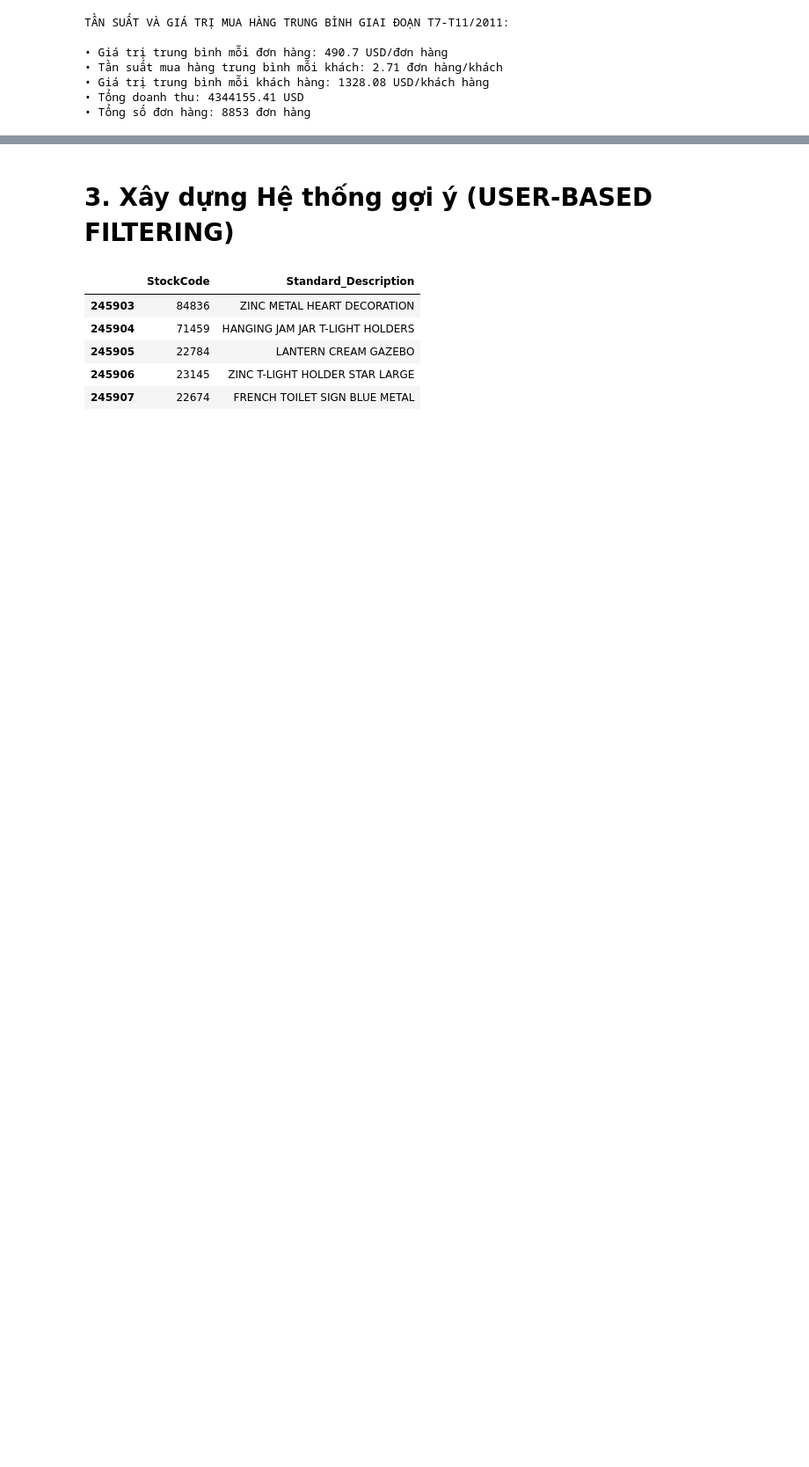
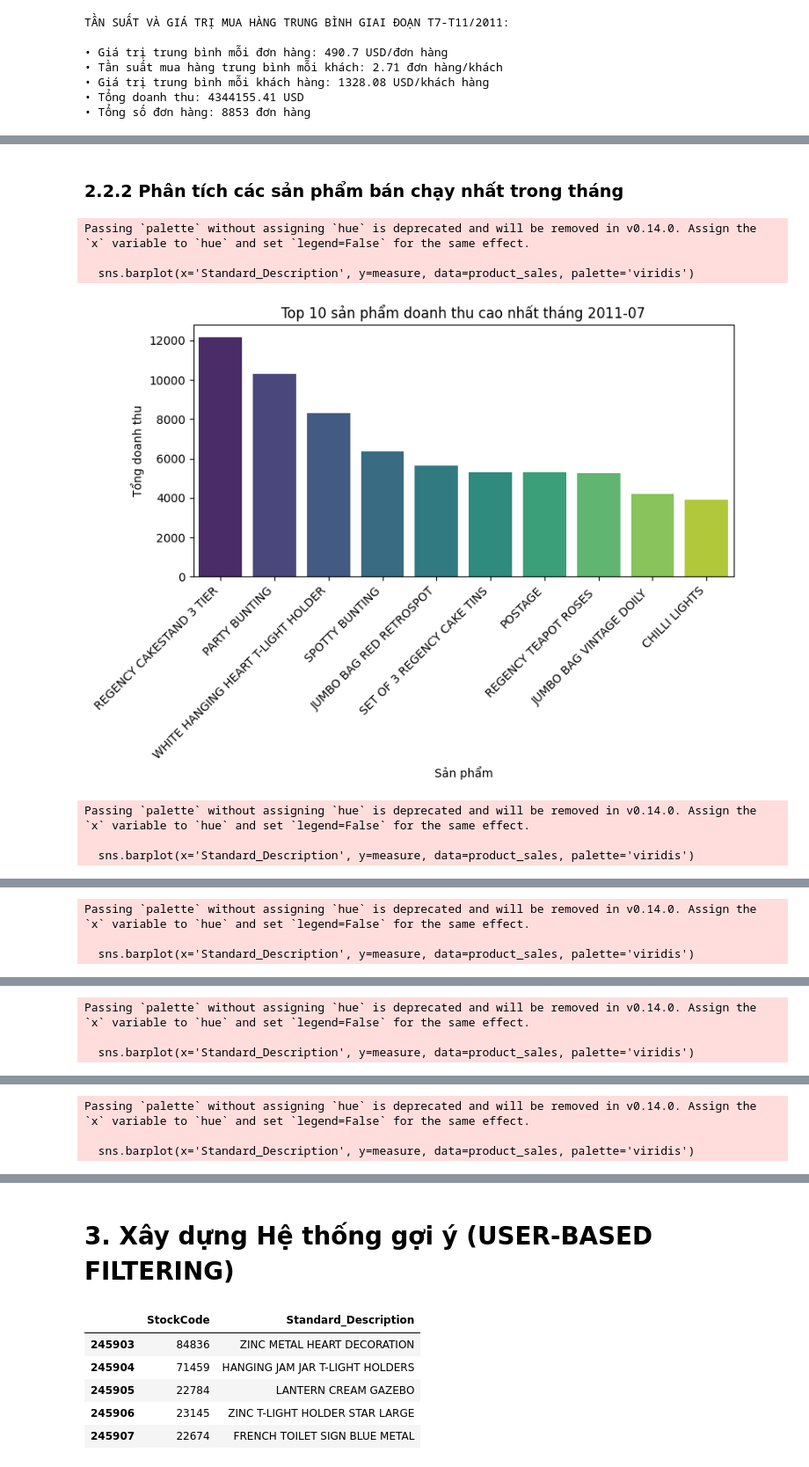
Before and after one commit to caboifvd/Pentabytes, a Jupyter notebook: Online_Retail_Analysis_Project.ipynb, the cells around one changed output, grey strips where cells are left out. Shown at 88% size. Drawn from its saved outputs; the diff is of its cells as text; code cells hidden in the pictures; blank space fills up the shorter version.

```diff
--- a/Online_Retail_Analysis_Project.ipynb
+++ b/Online_Retail_Analysis_Project.ipynb
@@ -314,0 +417,55 @@ TẦN SUẤT VÀ GIÁ TRỊ MUA HÀNG TRUNG BÌNH GIAI ĐOẠN T7-T11/2011:
+# %% [markdown]
+### 2.2.2 Phân tích các sản phẩm bán chạy nhất trong tháng
+# %%
+def plot_top_n_monthly(df, year_month, n=10, measure='Quantity'):
+    """
+    Vẽ biểu đồ top N sản phẩm bán chạy nhất (hoặc doanh thu cao nhất) cho một tháng cụ thể.
+
+    Args:
+        df (pd.DataFrame): DataFrame chứa dữ liệu bán hàng.
+        year_month (str hoặc pd.Period): Tháng cần phân tích (ví dụ: '2011-12' hoặc pd.Period('2011-12')).
+        n (int): Số lượng sản phẩm top cần hiển thị.
+        measure (str): 'Quantity' để xem bán chạy nhất theo số lượng, 'TotalAmount' để xem doanh thu cao nhất.
+    """
+    month_data = df[df['YearMonth'] == pd.Period(year_month)]
+
+    if measure == 'Quantity':
+        product_sales = month_data.groupby('Standard_Description')['Quantity'].sum().nlargest(n).reset_index()
+        title = f'Top {n} sản phẩm bán chạy nhất tháng {year_month}'
+        y_label = 'Số lượng bán'
+    elif measure == 'TotalAmount':
+        product_revenue = month_data.groupby('Standard_Description')['TotalAmount'].sum().nlargest(n).reset_index()
+        title = f'Top {n} sản phẩm doanh thu cao nhất tháng {year_month}'
+        y_label = 'Tổng doanh thu'
+        product_sales = product_revenue
+
+    else:
+        print("Giá trị 'measure' không hợp lệ. Vui lòng chọn 'Quantity' hoặc 'TotalAmount'.")
+        return
+
+    if not product_sales.empty:
+        plt.figure(figsize=(8, 6))
+        sns.barplot(x='Standard_Description', y=measure, data=product_sales, palette='viridis')
+        plt.title(title)
+        plt.xlabel('Sản phẩm')
+        plt.ylabel(y_label)
+        plt.xticks(rotation=45, ha='right', fontsize=10)
+        plt.tight_layout()
+        plt.show()
+    else:
+        print(f"Không có dữ liệu cho tháng {year_month}.")
+
+# Vẽ 5 sản phẩm bán chạy nhất các tháng năm 2011 theo doanh thu
+plot_top_n_monthly(df2, '2011-07', n=10, measure='TotalAmount')
+plot_top_n_monthly(df2, '2011-08', n=10, measure='TotalAmount')
+plot_top_n_monthly(df2, '2011-09', n=10, measure='TotalAmount')
+plot_top_n_monthly(df2, '2011-10', n=10, measure='TotalAmount')
+plot_top_n_monthly(df2, '2011-11', n=10, measure='TotalAmount')
+# %% [output]
+Passing `palette` without assigning `hue` is deprecated and will be removed in v0.14.0. Assign the `x` variable to `hue` and set `legend=False` for the same effect.
+
+  sns.barplot(x='Standard_Description', y=measure, data=product_sales, palette='viridis')
+[figure, added]
+Passing `palette` without assigning `hue` is deprecated and will be removed in v0.14.0. Assign the `x` variable to `hue` and set `legend=False` for the same effect.
+
+  sns.barplot(x='Standard_Description', y=measure, data=product_sales, palette='viridis')
@@ -314,0 +473,3 @@ TẦN SUẤT VÀ GIÁ TRỊ MUA HÀNG TRUNG BÌNH GIAI ĐOẠN T7-T11/2011:
+Passing `palette` without assigning `hue` is deprecated and will be removed in v0.14.0. Assign the `x` variable to `hue` and set `legend=False` for the same effect.
+
+  sns.barplot(x='Standard_Description', y=measure, data=product_sales, palette='viridis')
@@ -314,0 +477,3 @@ TẦN SUẤT VÀ GIÁ TRỊ MUA HÀNG TRUNG BÌNH GIAI ĐOẠN T7-T11/2011:
+Passing `palette` without assigning `hue` is deprecated and will be removed in v0.14.0. Assign the `x` variable to `hue` and set `legend=False` for the same effect.
+
+  sns.barplot(x='Standard_Description', y=measure, data=product_sales, palette='viridis')
@@ -314,0 +481,3 @@ TẦN SUẤT VÀ GIÁ TRỊ MUA HÀNG TRUNG BÌNH GIAI ĐOẠN T7-T11/2011:
+Passing `palette` without assigning `hue` is deprecated and will be removed in v0.14.0. Assign the `x` variable to `hue` and set `legend=False` for the same effect.
+
+  sns.barplot(x='Standard_Description', y=measure, data=product_sales, palette='viridis')
```
Also changed, not shown: parts of 24 cells of this notebook.
